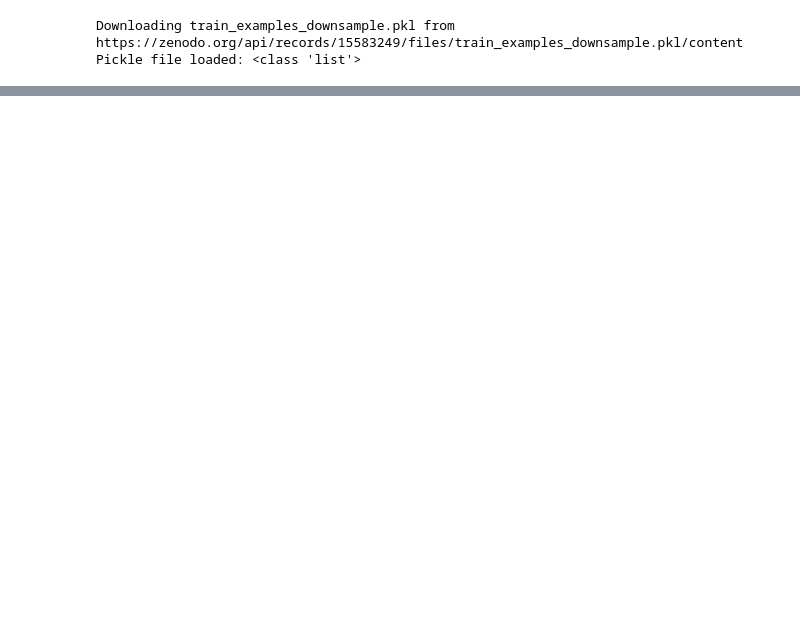
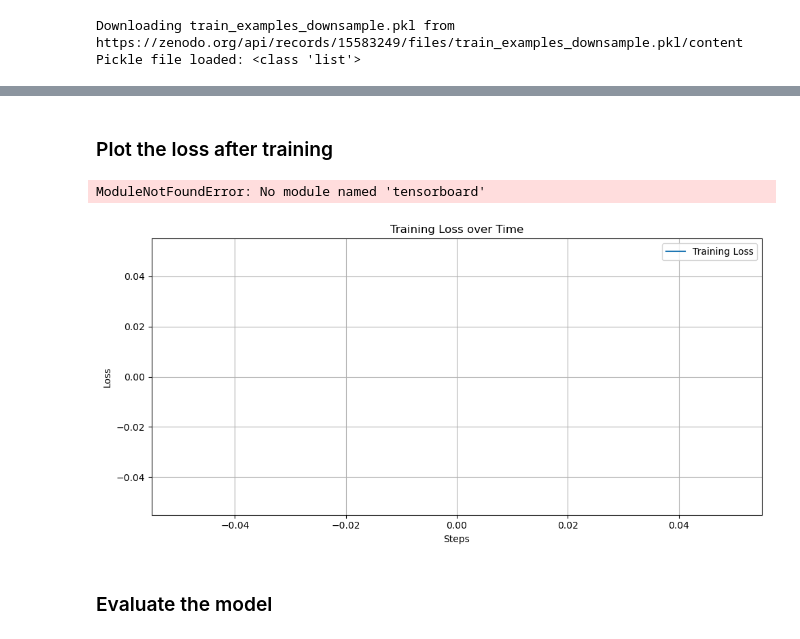
Before and after one commit to Bea-Taylor/nimby_nlp, a Jupyter notebook: nbs/1_0_6_SBERT_fine_tune.ipynb, the cells around one changed output, grey strips where cells are left out. Saved outputs shown, nothing was run; the diff lists cells and outputs as text; code cells hidden in the pictures; blank space fills up the shorter version.

```diff
--- a/nbs/1_0_6_SBERT_fine_tune.ipynb
+++ b/nbs/1_0_6_SBERT_fine_tune.ipynb
@@ -118,0 +149,35 @@ model.fit(train_objectives=[(train_dataloader, train_loss)], epochs=2)
+# %% [markdown]
+### Plot the loss after training
+# %%
+from tensorboard.backend.event_processing.event_accumulator import EventAccumulator
+import matplotlib.pyplot as plt
+
+event_acc = EventAccumulator('./logs')  # or subdir
+event_acc.Reload()
+
+loss_values = event_acc.Scalars('loss')
+steps = [x.step for x in loss_values]
+loss = [x.value for x in loss_values]
+
+plt.plot(steps, loss)
+plt.xlabel("Training Steps")
+plt.ylabel("Loss")
+plt.title("Training Loss over Time")
+plt.grid(True)
+plt.show()
+# %% [output]
+ModuleNotFoundError: No module named 'tensorboard'
+# %%
+plt.figure(figsize=(10, 5))
+plt.plot(loss_logger.steps, loss_logger.losses, label='Training Loss')
+plt.xlabel('Steps')
+plt.ylabel('Loss')
+plt.title('Training Loss over Time')
+plt.legend()
+plt.grid(True)
+plt.tight_layout()
+plt.show()
+# %% [output]
+[figure, added]
+# %% [markdown]
+### Evaluate the model
```
Also changed, not shown: parts of 25 cells of this notebook.
